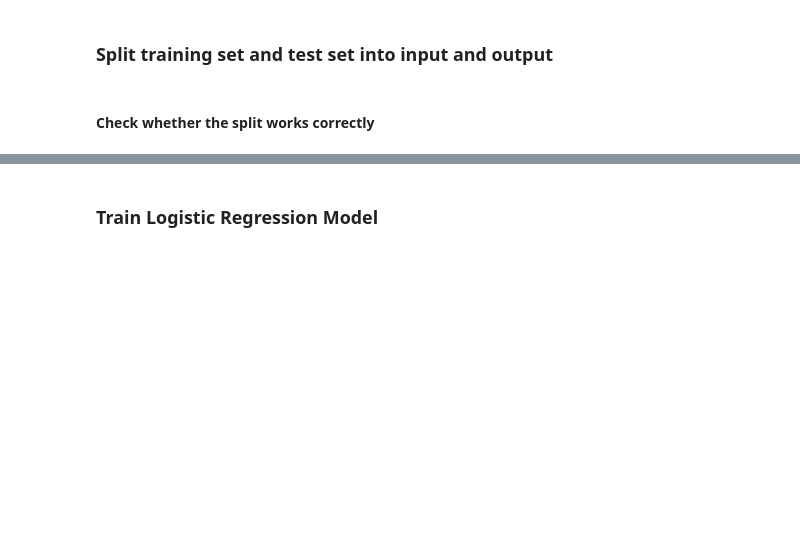
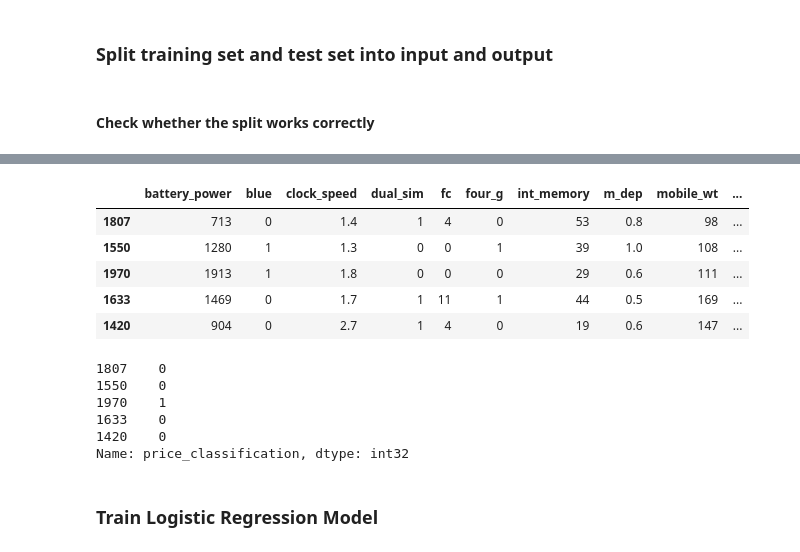
Before and after one commit to CKKKKKKKKK/Machine-Learning, a Jupyter notebook: Project/Project1/main.ipynb, the cells around one changed output, grey strips where cells are left out. Drawn from its saved outputs; the diff is of its cells as text; code cells hidden in the pictures; blank space fills up the shorter version.

```diff
--- a/Project/Project1/main.ipynb
+++ b/Project/Project1/main.ipynb
@@ -375,3 +372,21 @@ print(x_train[0 : 1])
+# %%
+x_test.head()
+# %% [output]
+|  | battery_power | blue | clock_speed | dual_sim | fc | four_g | int_memory | m_dep | mobile_wt | ... |
+| 1807 | 713 | 0 | 1.4 | 1 | 4 | 0 | 53 | 0.8 | 98 | ... |
+| 1550 | 1280 | 1 | 1.3 | 0 | 0 | 1 | 39 | 1.0 | 108 | ... |
+| 1970 | 1913 | 1 | 1.8 | 0 | 0 | 0 | 29 | 0.6 | 111 | ... |
+| 1633 | 1469 | 0 | 1.7 | 1 | 11 | 1 | 44 | 0.5 | 169 | ... |
+| 1420 | 904 | 0 | 2.7 | 1 | 4 | 0 | 19 | 0.6 | 147 | ... |
+# %%
+y_test.head()
+# %% [output]
+1807    0
+1550    0
+1970    1
+1633    0
+1420    0
+Name: price_classification, dtype: int32
 # %% [markdown]
 ### Train Logistic Regression Model
 # %%
```
Also changed, not shown: parts of 7 cells of this notebook.
